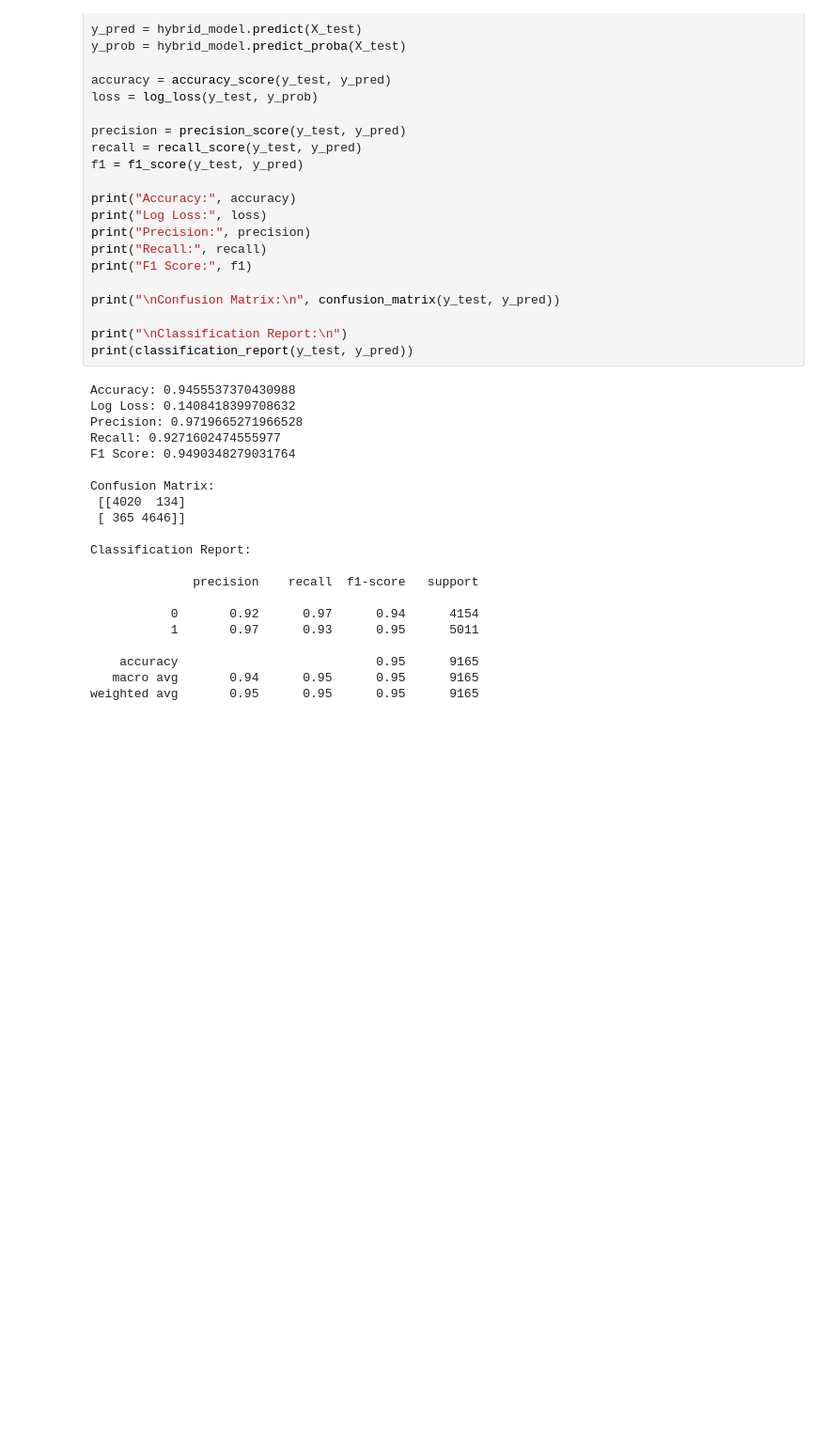
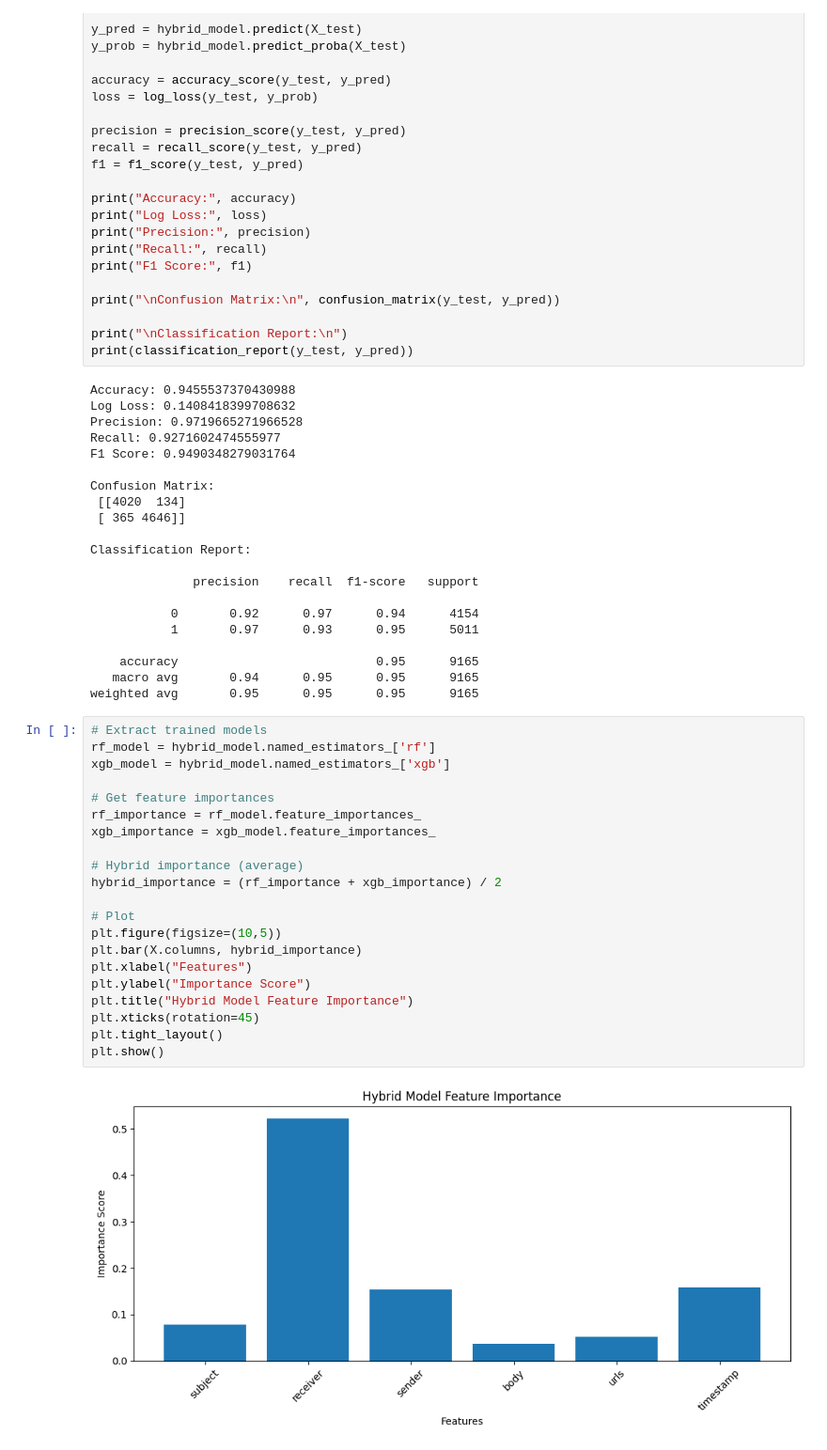
Before and after one commit to surya211099/DetectingPhishingEmail, a Jupyter notebook: DetectPhishingMail.ipynb, the cells around one changed output. Shown: that part at 94% size. Cells and saved outputs as stored; diff of their text form; blank space fills up the shorter version.

```diff
--- a/DetectPhishingMail.ipynb
+++ b/DetectPhishingMail.ipynb
@@ -748,3 +748,26 @@ Classification Report:
     accuracy                           0.95      9165
    macro avg       0.94      0.95      0.95      9165
 weighted avg       0.95      0.95      0.95      9165
+# %%
+# Extract trained models
+rf_model = hybrid_model.named_estimators_['rf']
+xgb_model = hybrid_model.named_estimators_['xgb']
+
+# Get feature importances
+rf_importance = rf_model.feature_importances_
+xgb_importance = xgb_model.feature_importances_
+
+# Hybrid importance (average)
+hybrid_importance = (rf_importance + xgb_importance) / 2
+
+# Plot
+plt.figure(figsize=(10,5))
+plt.bar(X.columns, hybrid_importance)
+plt.xlabel("Features")
+plt.ylabel("Importance Score")
+plt.title("Hybrid Model Feature Importance")
+plt.xticks(rotation=45)
+plt.tight_layout()
+plt.show()
+# %% [output]
+[figure, added]
```
Also changed, not shown: parts of 4 cells of this notebook.
